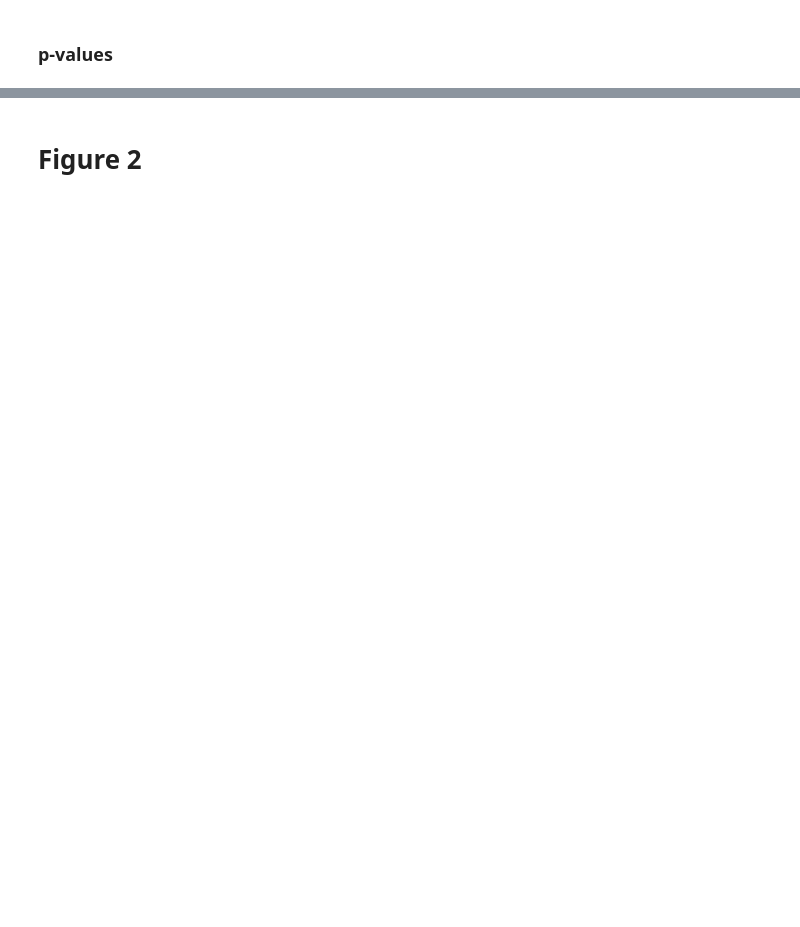
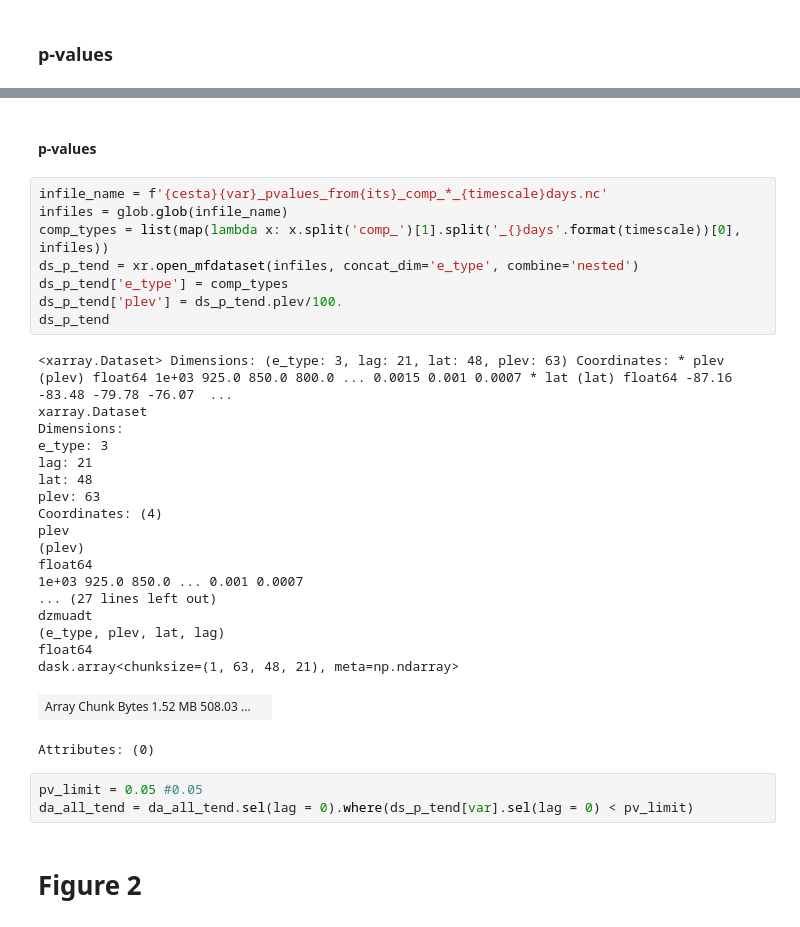
Before and after one commit to kuchaale/grl_2020, a Jupyter notebook: code/GRL_reproduce_Fig2.ipynb, the cells around one changed output, grey strips where cells are left out. Saved outputs shown, nothing was run; the diff lists cells and outputs as text; blank space fills up the shorter version.

```diff
--- a/code/GRL_reproduce_Fig2.ipynb
+++ b/code/GRL_reproduce_Fig2.ipynb
@@ -136,3 +167,36 @@ Attributes: (0)
+# %% [markdown]
+#### p-values
+# %%
+infile_name = f'{cesta}{var}_pvalues_from{its}_comp_*_{timescale}days.nc'
+infiles = glob.glob(infile_name)
+comp_types = list(map(lambda x: x.split('comp_')[1].split('_{}days'.format(timescale))[0], infiles))
+ds_p_tend = xr.open_mfdataset(infiles, concat_dim='e_type', combine='nested')
+ds_p_tend['e_type'] = comp_types
+ds_p_tend['plev'] = ds_p_tend.plev/100.
+ds_p_tend
+# %% [output]
+<xarray.Dataset> Dimensions: (e_type: 3, lag: 21, lat: 48, plev: 63) Coordinates: * plev (plev) float64 1e+03 925.0 850.0 800.0 ... 0.0015 0.001 0.0007 * lat (lat) float64 -87.16 -83.48 -79.78 -76.07  ...
+xarray.Dataset
+Dimensions:
+e_type: 3
+lag: 21
+lat: 48
+plev: 63
+Coordinates: (4)
+plev
+(plev)
+float64
+1e+03 925.0 850.0 ... 0.001 0.0007
+... (27 lines left out)
+dzmuadt
+(e_type, plev, lat, lag)
+float64
+dask.array<chunksize=(1, 63, 48, 21), meta=np.ndarray>
+| Array Chunk Bytes 1.52 MB 508.03 ... |  |
+Attributes: (0)
+# %%
+pv_limit = 0.05 #0.05
+da_all_tend = da_all_tend.sel(lag = 0).where(ds_p_tend[var].sel(lag = 0) < pv_limit)
 # %% [markdown]
 # Figure 2
 # %%
```
Also changed, not shown: parts of 12 cells of this notebook, 8 other files.
